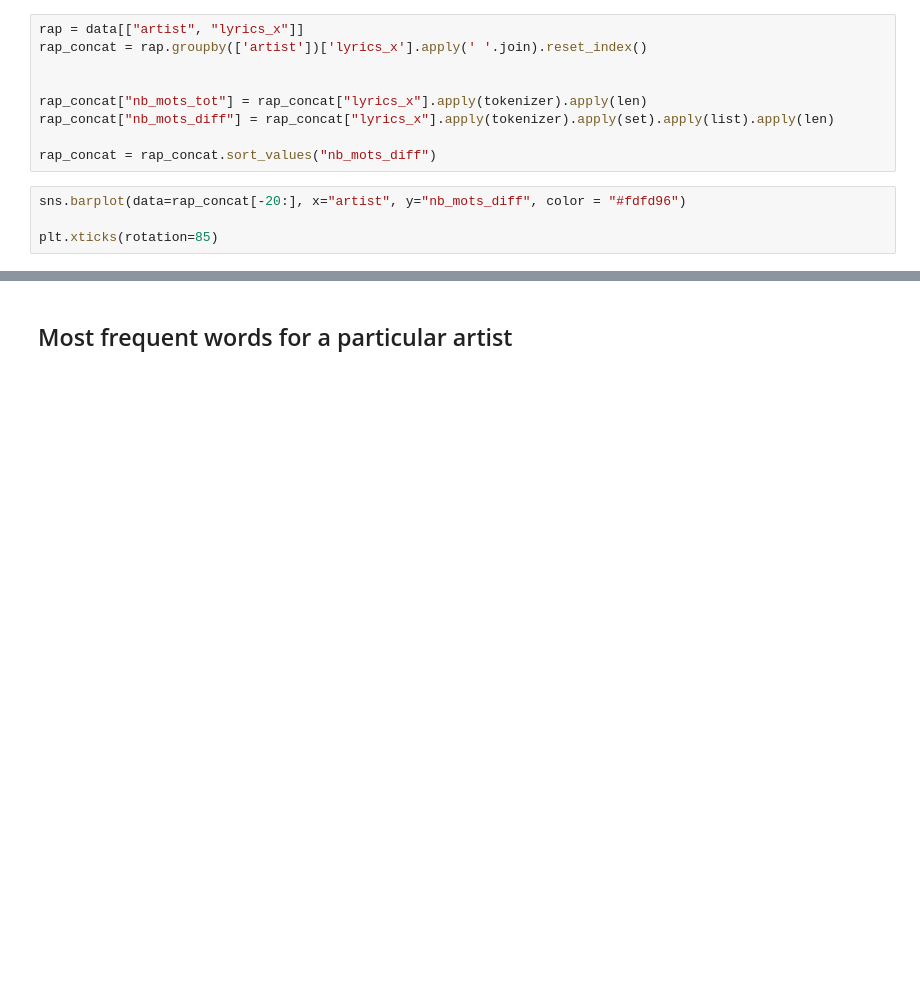
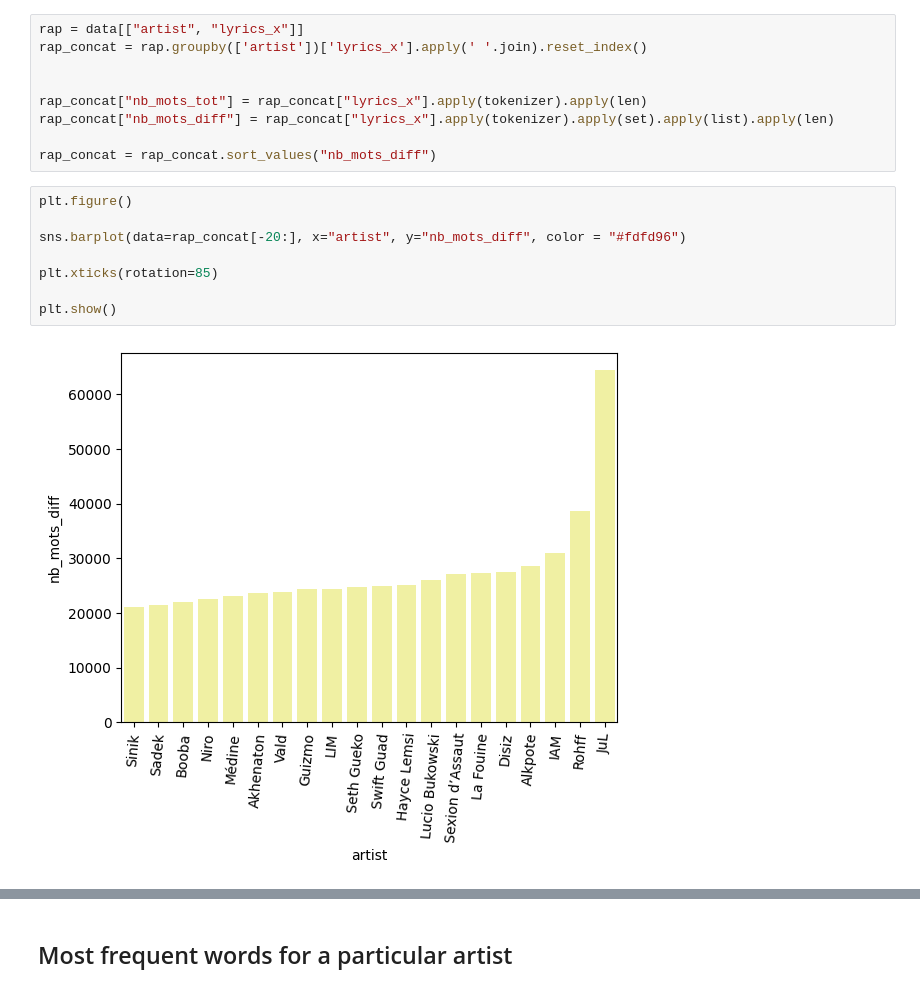
Before and after one commit to dauczer/french-rap, a Jupyter notebook: notebook/data_rap.ipynb, the cells around one changed output, grey strips where cells are left out. Saved outputs shown, nothing was run; the diff lists cells and outputs as text; blank space fills up the shorter version.

```diff
--- a/notebook/data_rap.ipynb
+++ b/notebook/data_rap.ipynb
@@ -129,9 +164,15 @@ rap_concat["nb_mots_diff"] = rap_concat["lyrics_x"].apply(tokenizer).apply(set).
 
 rap_concat = rap_concat.sort_values("nb_mots_diff")
 # %%
+plt.figure()
+
 sns.barplot(data=rap_concat[-20:], x="artist", y="nb_mots_diff", color = "#fdfd96")
 
 plt.xticks(rotation=85)
+
+plt.show()
+# %% [output]
+[figure, added]
 # %%
 rap_concat["ratio"] = rap_concat["nb_mots_diff"]/rap_concat["nb_mots_tot"]
 rap_concat = rap_concat.sort_values("ratio")
```
Also changed, not shown: parts of 23 cells of this notebook.
